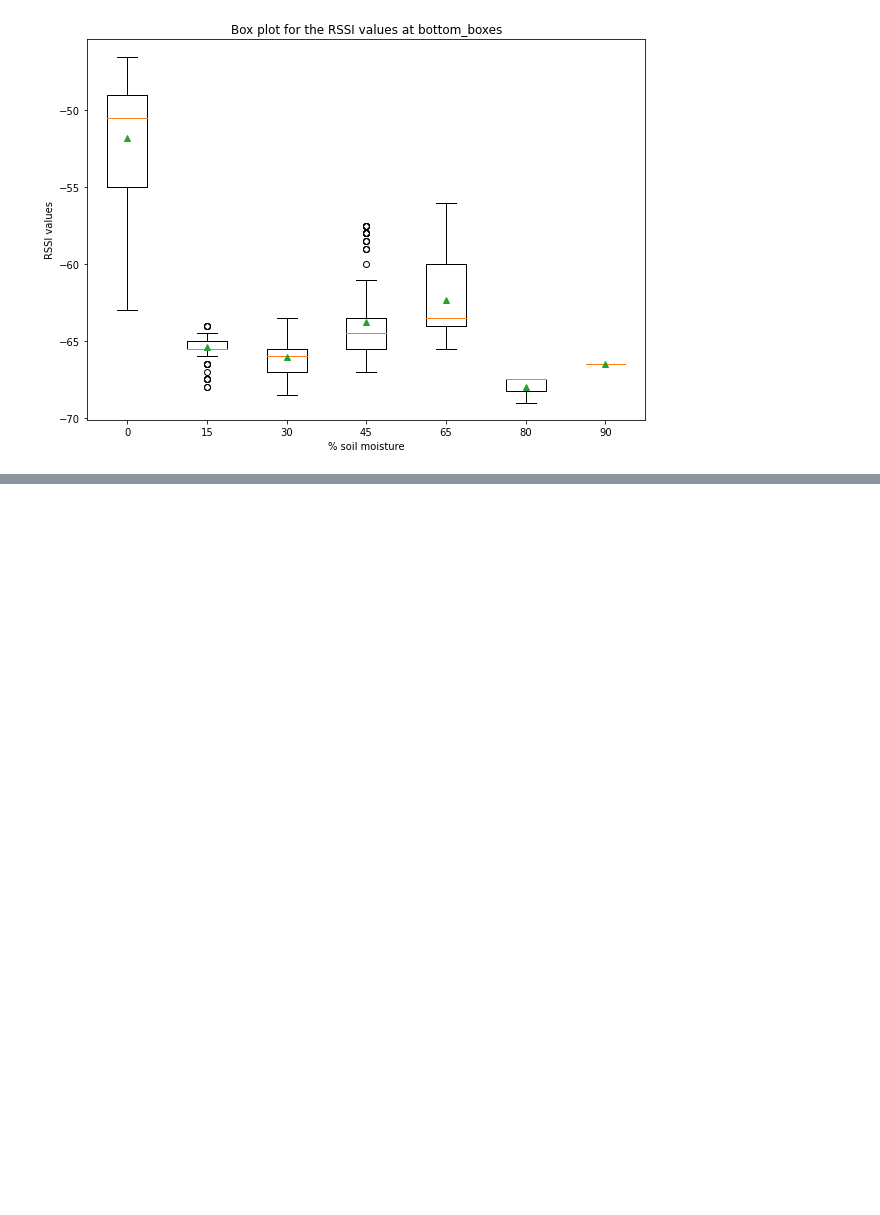
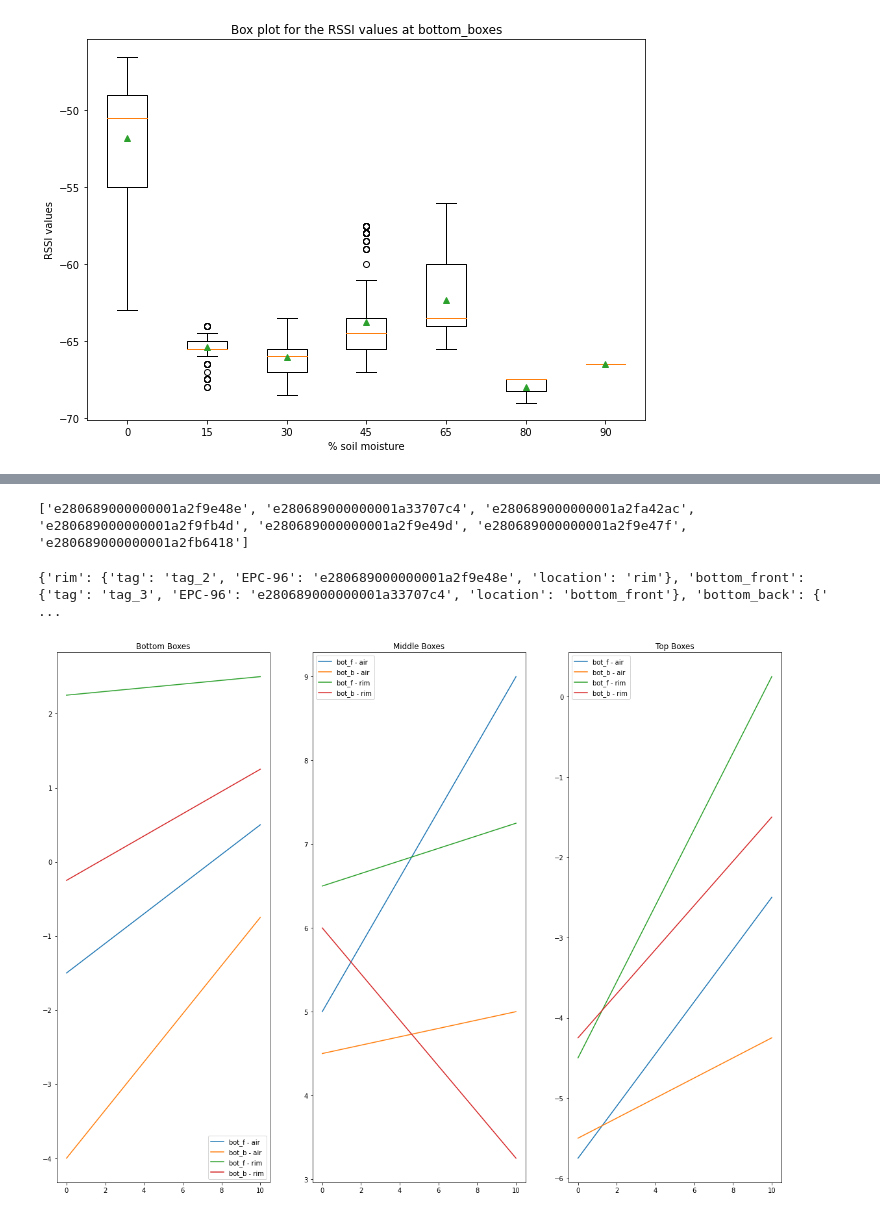
Before and after one commit to Rashmil-1999/smart_garden_rpi, a Jupyter notebook: src/viz.ipynb, the cells around one changed output, grey strips where cells are left out. Cells and saved outputs as stored; diff of their text form; code cells hidden in the pictures; blank space fills up the shorter version.

Commit message:
new data

```diff
--- a/src/viz.ipynb
+++ b/src/viz.ipynb
@@ -437,14 +512,23 @@ xs_v2 = [0, 15, 30, 45, 65, 80, 90]
+# %%
+tag_list_v2 = list(tag_ids.keys())
+position_v2 = "middle"
+xs_v2 = [0, 10]
+print(tag_list_v2)
+# %% [output]
+['e280689000000001a2f9e48e', 'e280689000000001a33707c4', 'e280689000000001a2fa42ac', 'e280689000000001a2f9fb4d', 'e280689000000001a2f9e49d', 'e280689000000001a2f9e47f', 'e280689000000001a2fb6418']
 # %%
 tag_info_v2: dict = dict()
 for _, tag in enumerate(tag_list_v2):
-    loc = rotation_data_new[f"{xs_v2[0]}percent"][position_v2]["rssi_vals"][tag]["tag_info"]["location"]
-    tag_info_v2[loc] = rotation_data_new[f"{xs_v2[0]}percent"][position_v2]["rssi_vals"][tag]["tag_info"]
+    loc = tag_ids[tag]["location"]
+    tag_info_v2[loc] = tag_ids[tag]
 print(tag_info_v2)
+# %% [output]
+{'rim': {'tag': 'tag_2', 'EPC-96': 'e280689000000001a2f9e48e', 'location': 'rim'}, 'bottom_front': {'tag': 'tag_3', 'EPC-96': 'e280689000000001a33707c4', 'location': 'bottom_front'}, 'bottom_back': {' ...
 # %%
 compiled_rssi_readings_v2: Dict[str, dict] = defaultdict(dict)
 
 for key in keys_v2:
-    rssi_readings: tuple = plot_rssi(key, tag_list_v2, rotation_data_new, xs_v2)
+    rssi_readings: tuple = plot_rssi(key, tag_list_v2, rotation_data_new, xs_v2,plot=False)
     rssi_ys: np.ndarray = rssi_readings[0]
     mrt_ys: Dict[str, dict] = rssi_readings[1]
     mrt_xs: Dict[str, List[int]] = rssi_readings[2]
@@ -457,7 +541,7 @@ for key in keys_v2:
 bottom_mrt: np.ndarray = compiled_rssi_readings_v2["bottom"]["mrt"]
 bottom_mrt_xs: Dict[str, List[int]] = compiled_rssi_readings_v2["bottom"]["mrt_xs"]
 
-mid_mrt: np.ndarray = compiled_rssi_readings_v2["mid"]["mrt"]
+mid_mrt: np.ndarray = compiled_rssi_readings_v2["middle"]["mrt"]
 mid_mrt_xs: Dict[str, List[int]] = compiled_rssi_readings_v2["middle"]["mrt_xs"]
 
 top_mrt: np.ndarray = compiled_rssi_readings_v2["top"]["mrt"]
@@ -550,29 +634,31 @@ positions_v2_disp = [
 # %%
 # Locations DMRT plots
 _, axes = plt.subplots(1,3, figsize=(20,15))
 
 i = 0
 for location_ys, location_xs in zip(mrt_positions_ys, mrt_positions_xs):
     diff_collection = []
     for loc1, loc2, lab in tag_locs_v2:
         ydiff = []
         x_final = []
         for x in xs_v2:
             if x in location_xs[tag_info_v2[loc1]["EPC-96"]] and x in location_xs[tag_info_v2[loc2]["EPC-96"]]:
                 loc1_idx = location_xs[tag_info_v2[loc1]["EPC-96"]].index(x)
                 loc2_idx = location_xs[tag_info_v2[loc2]["EPC-96"]].index(x)
                 diff = location_ys[tag_info[loc1]["EPC-96"]][loc1_idx] - location_ys[tag_info[loc2]["EPC-96"]][loc2_idx]
                 ydiff.append(diff)
                 x_final.append(x)
         assert len(ydiff) == len(x_final), "Length of y and x not same"
         diff_collection.append((x_final, ydiff, lab))
 
     for diff_values in diff_collection:
         axes[i].plot(diff_values[0], diff_values[1], label=diff_values[2])
 
-    axes[i].set_title(positions[i].format("Boxes"))
+    axes[i].set_title(positions_v2_loc[i].format("Boxes"))
     axes[i].legend()
     i += 1
+# %% [output]
+[figure, added]
 # %%
 # Rotation DMRT plots
 _, axes = plt.subplots(1,3, figsize=(20,15))
```
Also changed, not shown: parts of 9 cells of this notebook.
